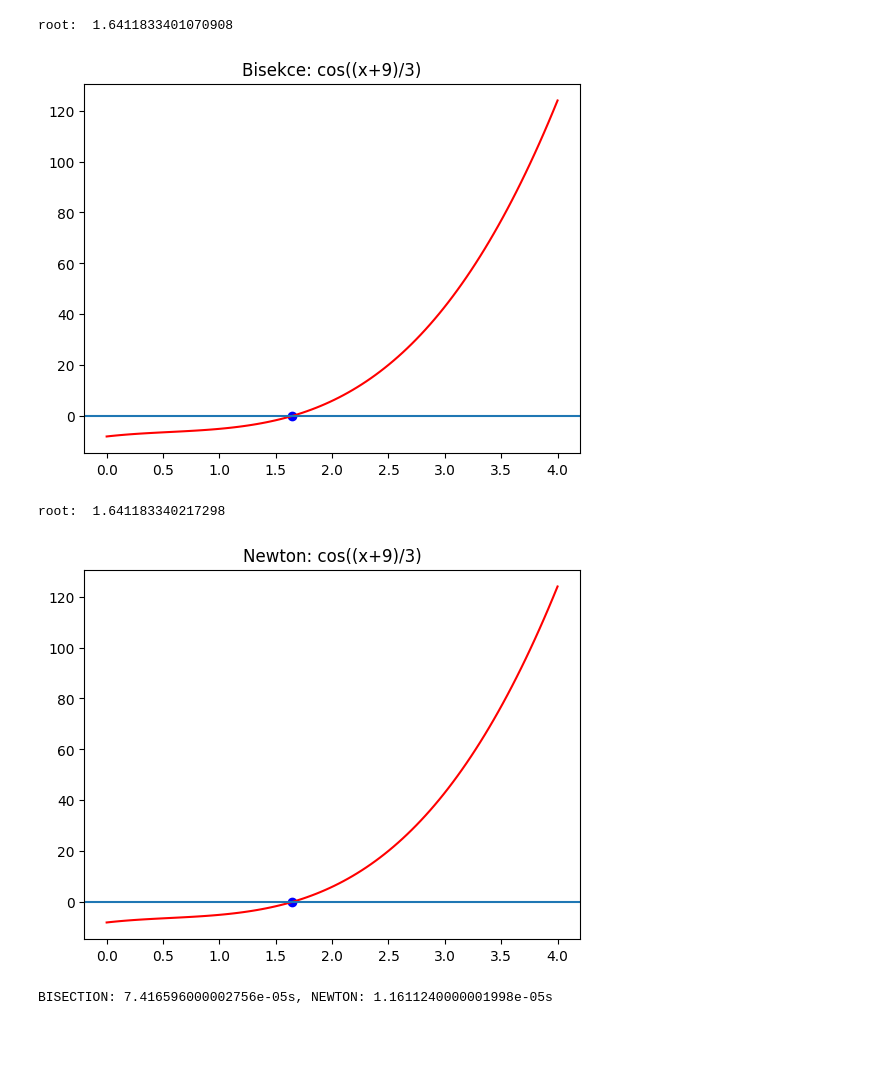
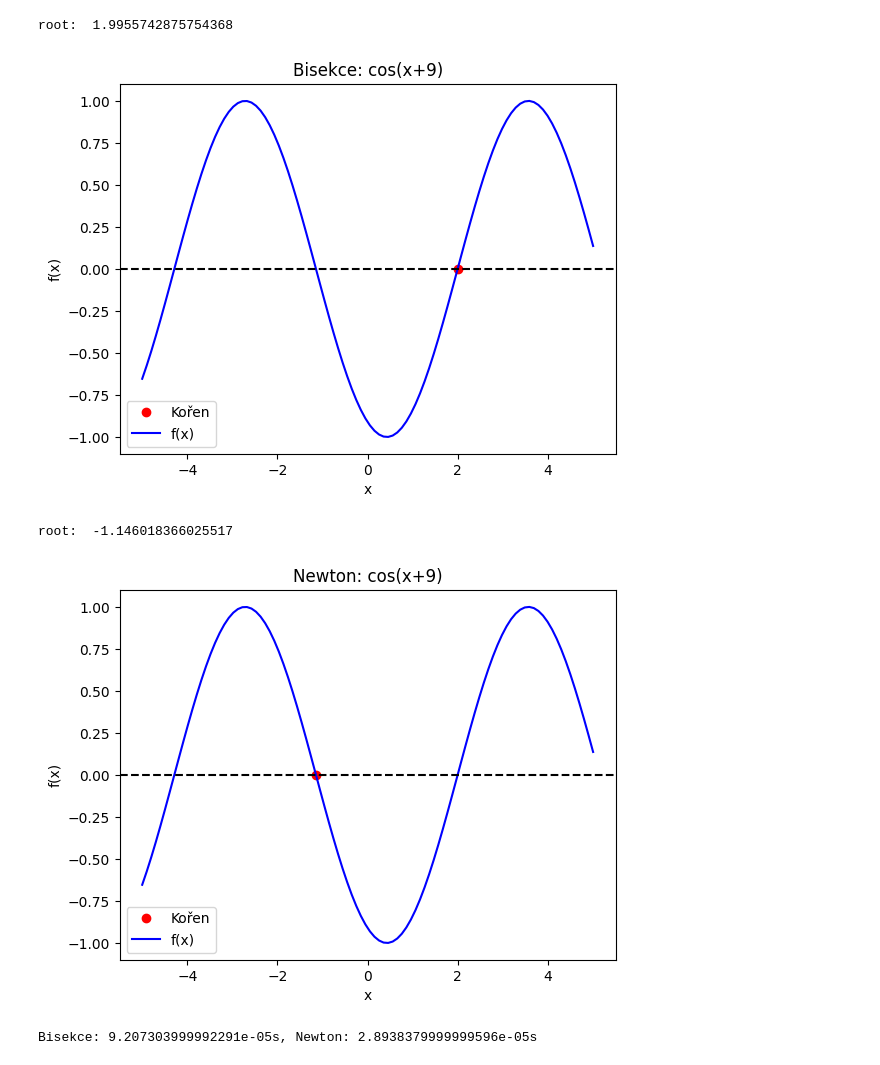
Before and after one commit to kubapetry/MSW-zapocet, a Jupyter notebook: úloha 5.ipynb, the cells around one changed output. Cells and saved outputs as stored; diff of their text form; code cells hidden in the pictures; blank space fills up the shorter version.

```diff
--- a/úloha 5.ipynb
+++ b/úloha 5.ipynb
@@ -6,7 +6,7 @@ import timeit
 
 fce1 = lambda x: 3*x**3 - 5*x**2 + 5*x - 8
 fce2 = lambda x: x + np.exp(2*x) - 5
-fce3 = lambda x: np.cos((x+9))
+fce3 = lambda x: np.cos(x+9)
 # %%
 def bisekce(f, a0, b0, eps=1E-10):
     a, b = a0, b0
@@ -32,9 +32,12 @@ def newton(f, a0, b0, delta=1E-10):
 def graf(f, a0, b0, x, title):
     print("root: ", x)
     plt.title(title)
-    plt.plot(x, f(x), "bo")
-    plt.plot(np.linspace(a0, b0, 100), f(np.linspace(a0, b0, 100)), "r")
-    plt.axhline(y=0)
+    plt.plot(x, f(x), "ro", label="Kořen")
+    plt.plot(np.linspace(a0, b0, 100), f(np.linspace(a0, b0, 100)), "b", label="f(x)")
+    plt.axhline(y=0, color="black", linestyle="--")
+    plt.xlabel("x")
+    plt.ylabel("f(x)")
+    plt.legend()
     plt.show()
 # %%
 # Funkce 1
@@ -67,14 +70,14 @@ BISECTION: 8.658750000004147e-05s, NEWTON: 1.9474860000082118e-05s
 # %%
 # Funkce 3
-a, b = 0 , 4
-graf(fce1, a, b, bisekce(fce1, a, b), "Bisekce: cos((x+9)/3)")
-graf(fce1, a, b, newton(fce1, a, b), "Newton: cos((x+9)/3)")
+a, b = -5 , 5
+graf(fce3, a, b, bisekce(fce3, a, b), "Bisekce: cos(x+9)")
+graf(fce3, a, b, newton(fce3, a, b), "Newton: cos(x+9)")
 time1 = timeit.timeit(lambda: bisekce(fce3, a, b), number=5000)
 time2 = timeit.timeit(lambda: newton(fce3, a, b), number=5000)
-print(f"BISECTION: {time1/5000}s, NEWTON: {time2/5000}s")
+print(f"Bisekce: {time1/5000}s, Newton: {time2/5000}s")
 # %% [output]
-root:  1.6411833401070908
+root:  1.9955742875754368
-[figure, old version]
+[figure, new version]
-root:  1.641183340217298
+root:  -1.146018366025517
-[figure, old version]
+[figure, new version]
-BISECTION: 7.416596000002756e-05s, NEWTON: 1.1611240000001998e-05s
+Bisekce: 9.207303999992291e-05s, Newton: 2.8938379999999596e-05s
```
Also changed, not shown: parts of 2 cells of this notebook, 4 other files.
